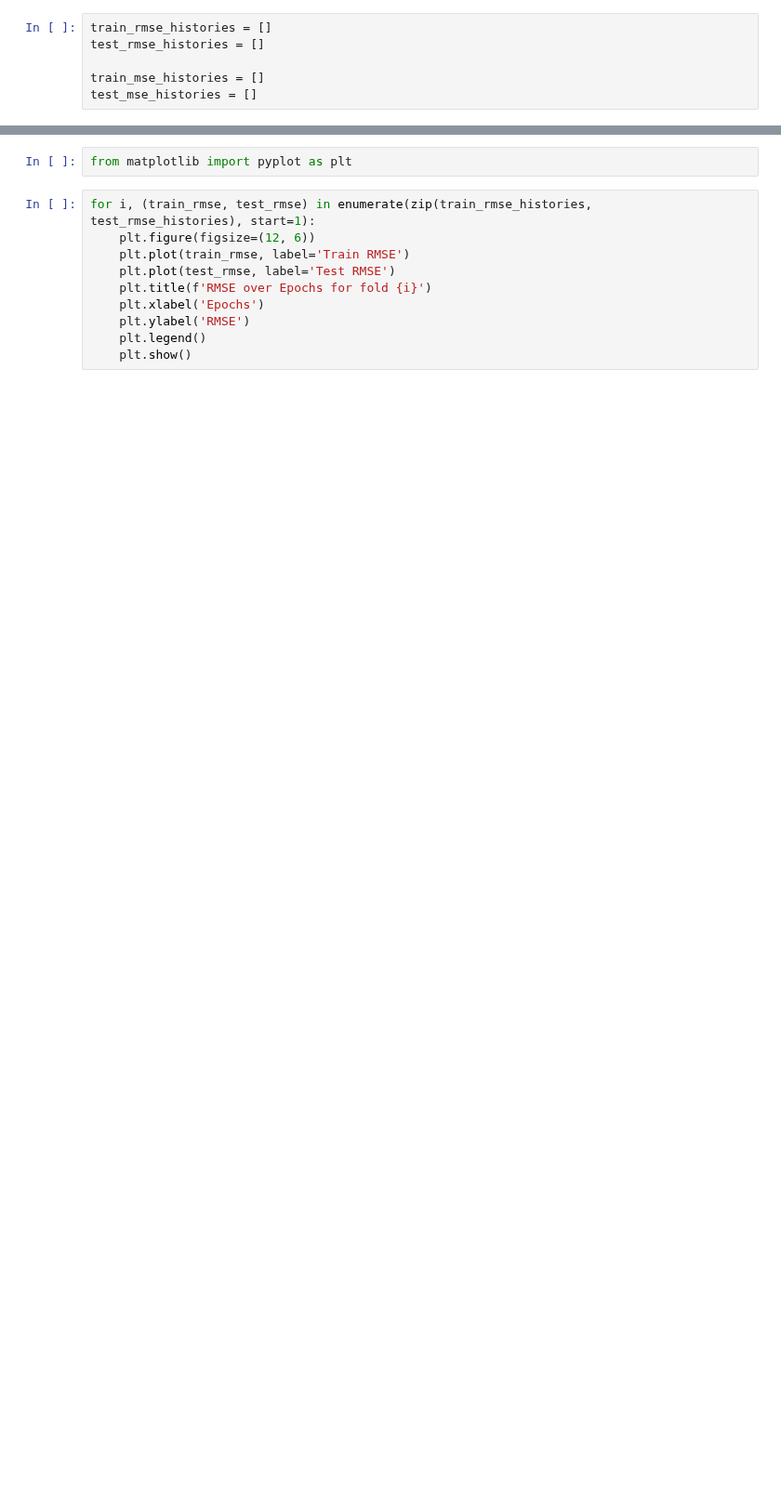
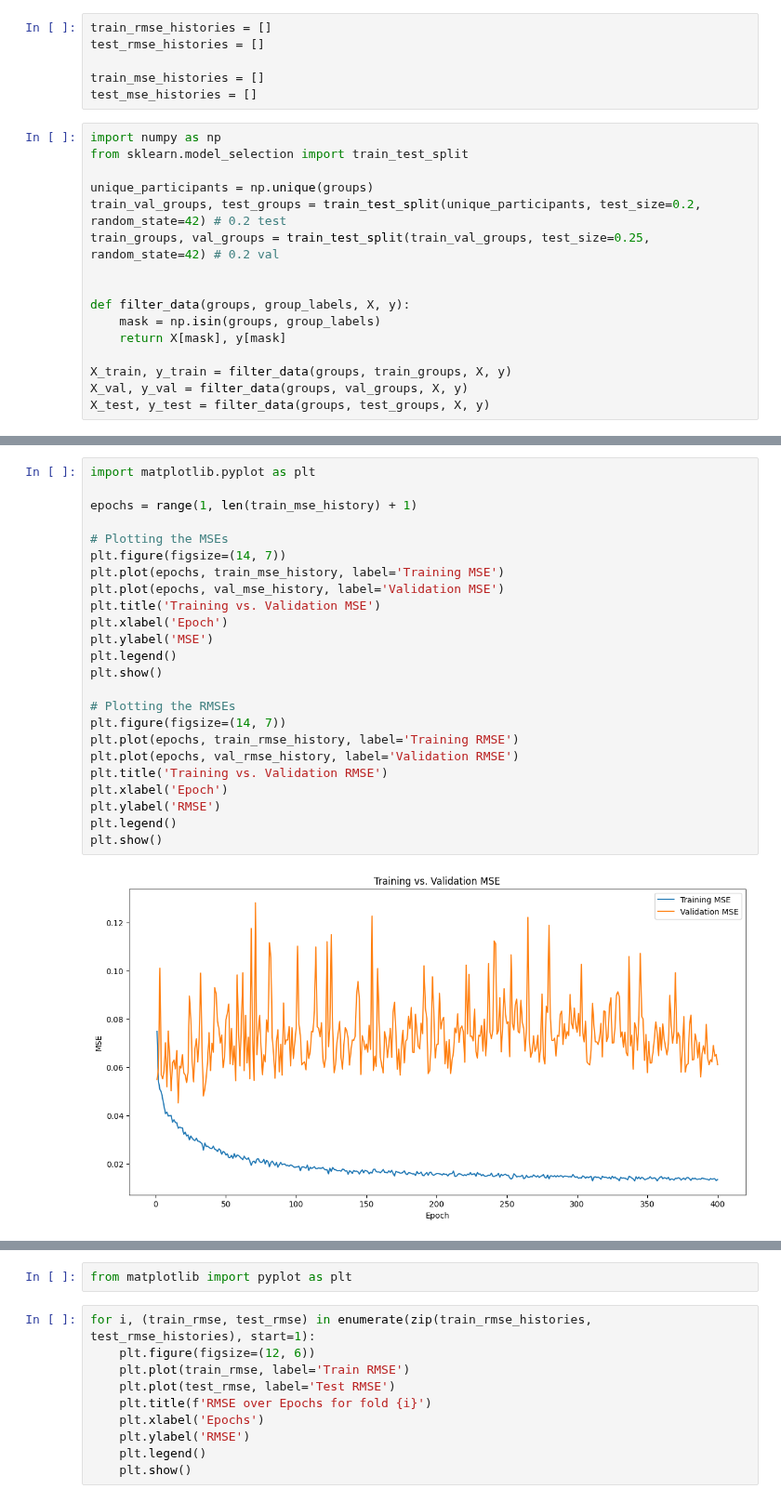
Before and after one commit to aoife-mulligan/ct413, a Jupyter notebook: keras.ipynb, the cells around one changed output, grey strips where cells are left out. Shown at 93% size. Saved outputs shown, nothing was run; the diff lists cells and outputs as text; blank space fills up the shorter version.

```diff
--- a/keras.ipynb
+++ b/keras.ipynb
@@ -45,4 +55,20 @@ test_rmse_histories = []
 
 train_mse_histories = []
 test_mse_histories = []
+# %%
+import numpy as np
+from sklearn.model_selection import train_test_split
+
+unique_participants = np.unique(groups)
+train_val_groups, test_groups = train_test_split(unique_participants, test_size=0.2, random_state=42) # 0.2 test
+train_groups, val_groups = train_test_split(train_val_groups, test_size=0.25, random_state=42) # 0.2 val
+
+
+def filter_data(groups, group_labels, X, y):
+    mask = np.isin(groups, group_labels)
+    return X[mask], y[mask]
+
+X_train, y_train = filter_data(groups, train_groups, X, y)
+X_val, y_val = filter_data(groups, val_groups, X, y)
+X_test, y_test = filter_data(groups, test_groups, X, y)
 # %%
@@ -103,0 +124,26 @@ Epoch 400/400
+# %%
+import matplotlib.pyplot as plt
+
+epochs = range(1, len(train_mse_history) + 1)
+
+# Plotting the MSEs
+plt.figure(figsize=(14, 7))
+plt.plot(epochs, train_mse_history, label='Training MSE')
+plt.plot(epochs, val_mse_history, label='Validation MSE')
+plt.title('Training vs. Validation MSE')
+plt.xlabel('Epoch')
+plt.ylabel('MSE')
+plt.legend()
+plt.show()
+
+# Plotting the RMSEs
+plt.figure(figsize=(14, 7))
+plt.plot(epochs, train_rmse_history, label='Training RMSE')
+plt.plot(epochs, val_rmse_history, label='Validation RMSE')
+plt.title('Training vs. Validation RMSE')
+plt.xlabel('Epoch')
+plt.ylabel('RMSE')
+plt.legend()
+plt.show()
+# %% [output]
+[figure, added]
```
Also changed, not shown: parts of 11 cells of this notebook, 6 other files.
